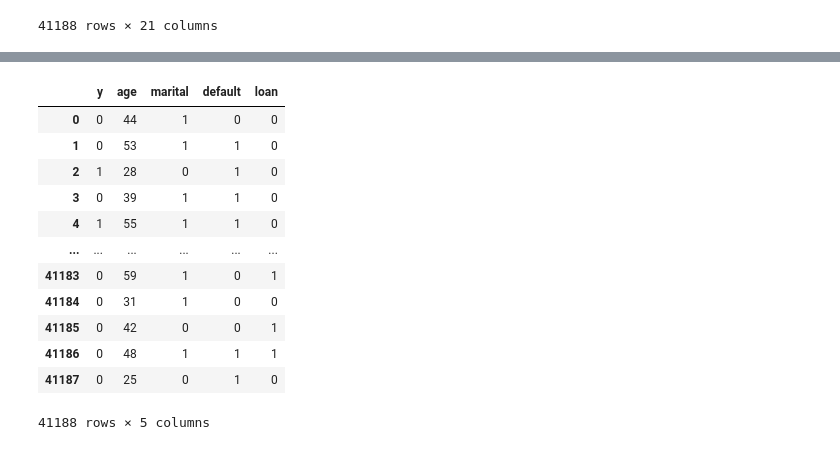
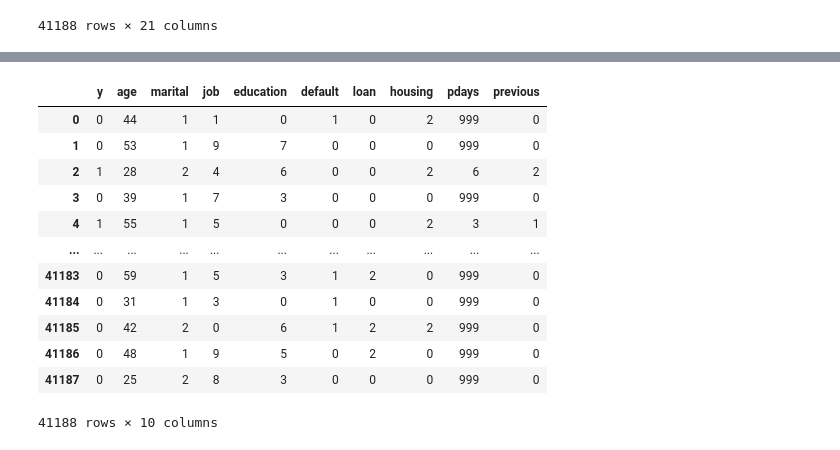
Before and after one commit to nouha404/bad_good_customer, a Jupyter notebook: Big Exam.ipynb, the cells around one changed output, grey strips where cells are left out. Saved outputs shown, nothing was run; the diff lists cells and outputs as text; code cells hidden in the pictures.

```diff
--- a/Big Exam.ipynb
+++ b/Big Exam.ipynb
@@ -59,16 +56,17 @@ df.loc[df['marital'] == 'unknown', 'marital'] = 4
-# %%
-df
-# %% [output]
-|  | y | age | marital | default | loan |
-| 0 | 0 | 44 | 1 | 0 | 0 |
-| 1 | 0 | 53 | 1 | 1 | 0 |
-| 2 | 1 | 28 | 0 | 1 | 0 |
-| 3 | 0 | 39 | 1 | 1 | 0 |
-| 4 | 1 | 55 | 1 | 1 | 0 |
-| ... | ... | ... | ... | ... | ... |
-| 41183 | 0 | 59 | 1 | 0 | 1 |
-| 41184 | 0 | 31 | 1 | 0 | 0 |
-| 41185 | 0 | 42 | 0 | 0 | 1 |
-| 41186 | 0 | 48 | 1 | 1 | 1 |
-| 41187 | 0 | 25 | 0 | 1 | 0 |
-41188 rows × 5 columns
+# %%
+# je vais effacer les valeurs manquantes au cas ou
+df.dropna()
+# %% [output]
+|  | y | age | marital | job | education | default | loan | housing | pdays | previous |
+| 0 | 0 | 44 | 1 | 1 | 0 | 1 | 0 | 2 | 999 | 0 |
+| 1 | 0 | 53 | 1 | 9 | 7 | 0 | 0 | 0 | 999 | 0 |
+| 2 | 1 | 28 | 2 | 4 | 6 | 0 | 0 | 2 | 6 | 2 |
+| 3 | 0 | 39 | 1 | 7 | 3 | 0 | 0 | 0 | 999 | 0 |
+| 4 | 1 | 55 | 1 | 5 | 0 | 0 | 0 | 2 | 3 | 1 |
+| ... | ... | ... | ... | ... | ... | ... | ... | ... | ... | ... |
+| 41183 | 0 | 59 | 1 | 5 | 3 | 1 | 2 | 0 | 999 | 0 |
+| 41184 | 0 | 31 | 1 | 3 | 0 | 1 | 0 | 0 | 999 | 0 |
+| 41185 | 0 | 42 | 2 | 0 | 6 | 1 | 2 | 2 | 999 | 0 |
+| 41186 | 0 | 48 | 1 | 9 | 5 | 0 | 2 | 0 | 999 | 0 |
+| 41187 | 0 | 25 | 2 | 8 | 3 | 0 | 0 | 0 | 999 | 0 |
+41188 rows × 10 columns
```
Also changed, not shown: parts of 31 cells of this notebook, 1 other file.
